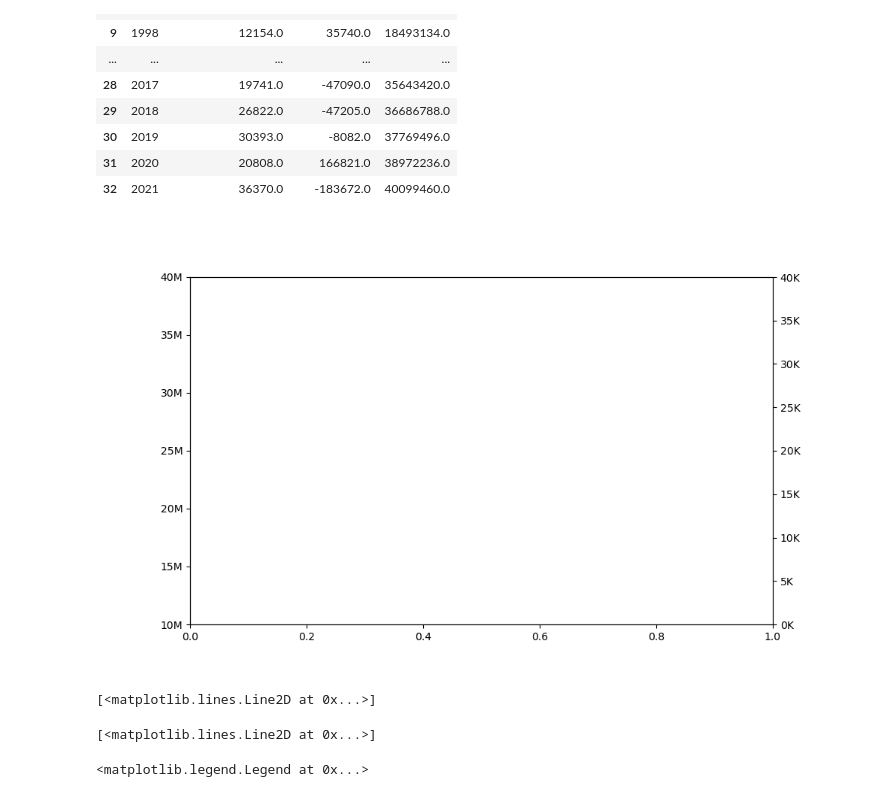
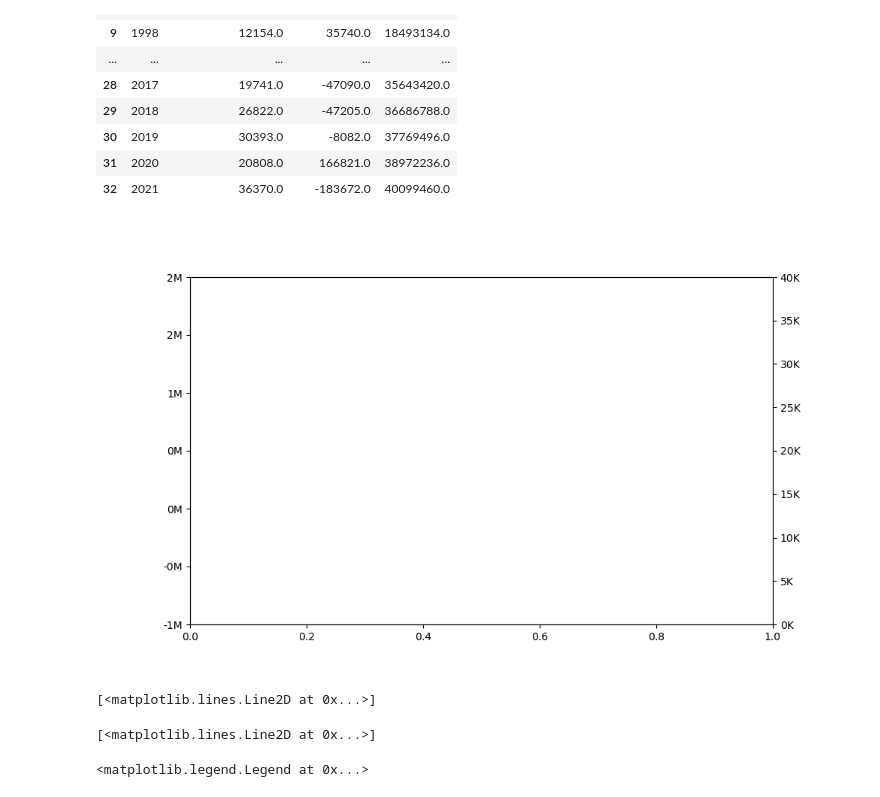
Before and after one commit to TrentonParker/Pythonic-Prodigies-Project-1, a Jupyter notebook: afghanistan_corr.ipynb, the cells around one changed output. Cells and saved outputs as stored; diff of their text form; code cells hidden in the pictures.

```diff
--- a/afghanistan_corr.ipynb
+++ b/afghanistan_corr.ipynb
@@ -186,15 +186,15 @@ def thousand(x, pos):
 # %%
 # Create graph for lines to go on
 fig, ax1 = plt.subplots(figsize=(10, 6))
 ax2 = ax1.twinx()
 #ax1.set_ylim(-2, 1)
 ax2.set_ylim(0, 40000)
-ax1.set_ylim(10000000, 40000000)
+ax1.set_ylim(-1000000, 2000000)
 
 ax1.yaxis.set_major_formatter(millions)
 ax2.yaxis.set_major_formatter(thousand)
 # %% [output]
-[figure, old version]
+[figure, new version]
 # %%
 # Plot Conflicts
 ax2.plot(afg_df.Year, afg_df.total_conflict_deaths, label="Conflict Deaths", color="red")
@@ -202,9 +202,12 @@ ax2.plot(afg_df.Year, afg_df.total_conflict_deaths, label="Conflict Deaths", col
 [<matplotlib.lines.Line2D at 0x...>]
 # %%
 # Plot Population
-ax1.plot(afg_df.Year, afg_df.Population, label="Population", color="blue")
+#ax1.plot(afg_df.Year, afg_df.Population, label="Population", color="blue")
-# %% [output]
-[<matplotlib.lines.Line2D at 0x...>]
+# %%
+# Plot Migration
+ax1.plot(afg_df.Year, afg_df["Net migration"], label="Net migration", color="green")
+# %% [output]
+[<matplotlib.lines.Line2D at 0x...>]
 # %%
 # Clean up Graph
 ax1.set_xlabel("Year")
```
Also changed, not shown: parts of 1 cell of this notebook, 2 other files.
